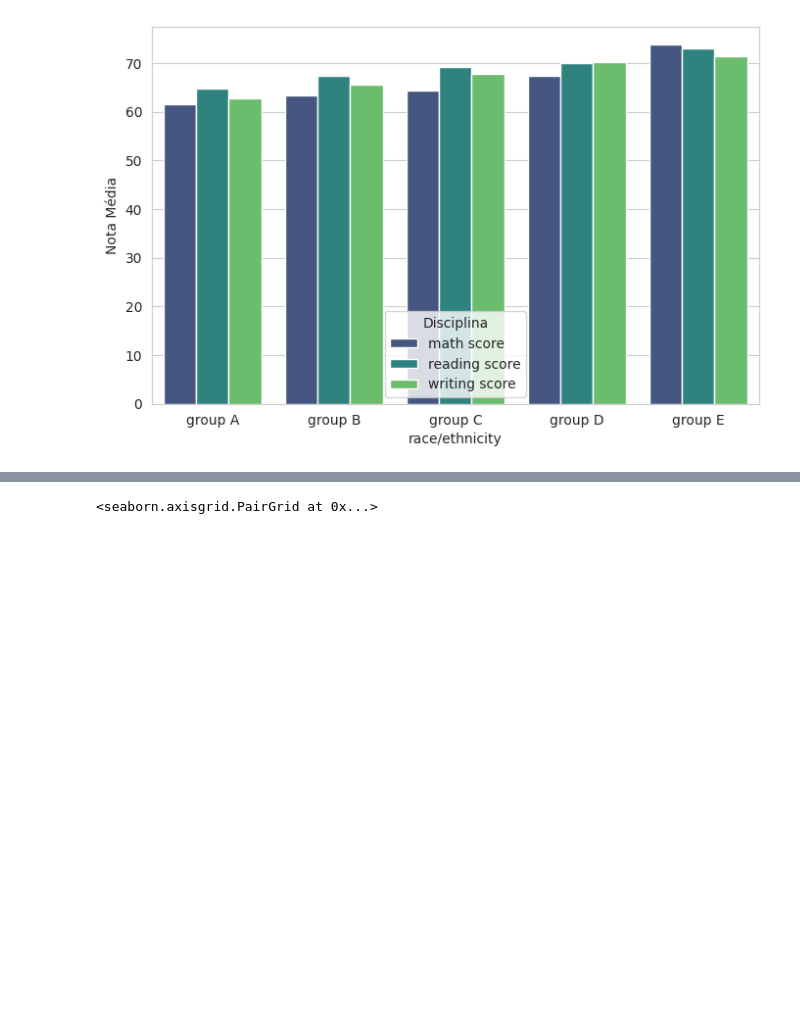
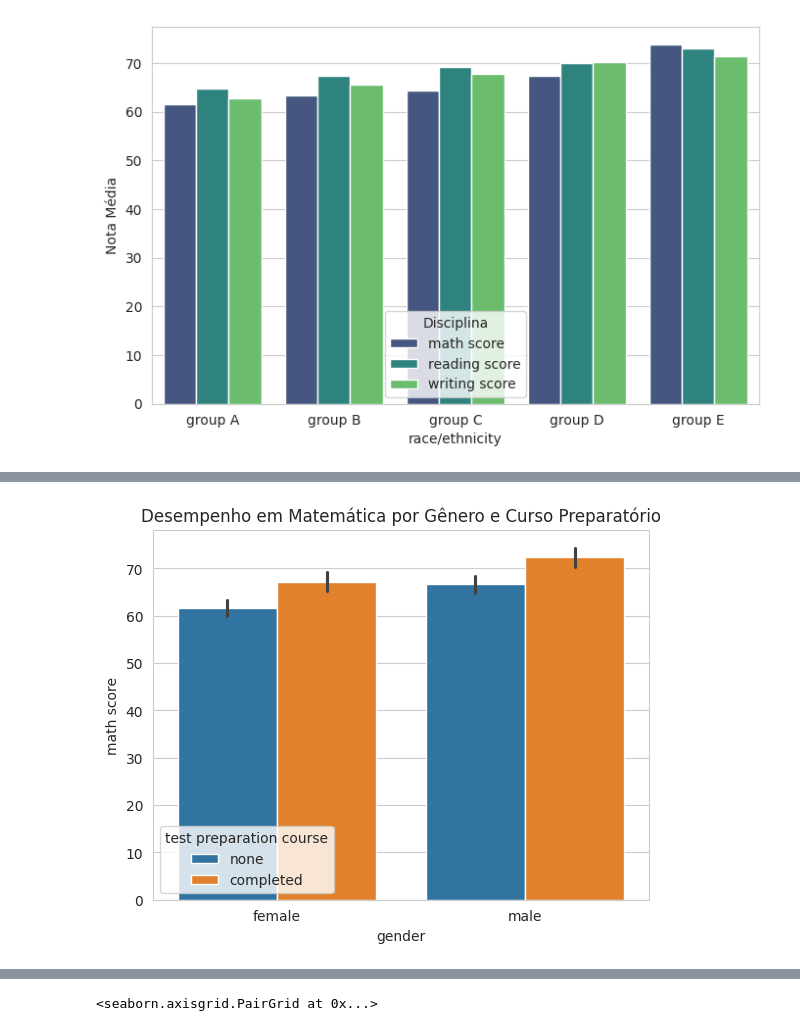
Before and after one commit to Vieiraligia/Data-Science-and-Analytics, a Jupyter notebook: MVP Analise de Dados e Boas Praticas/MVP_AnalisedeDadoseBoasPraticas.ipynb, the cells around one changed output, grey strips where cells are left out. Drawn from its saved outputs; the diff is of its cells as text; code cells hidden in the pictures; blank space fills up the shorter version.

```diff
--- a/MVP Analise de Dados e Boas Praticas/MVP_AnalisedeDadoseBoasPraticas.ipynb
+++ b/MVP Analise de Dados e Boas Praticas/MVP_AnalisedeDadoseBoasPraticas.ipynb
@@ -390,0 +424,14 @@ sns.barplot(
+# %%
+# nota mat. por genero e curso
+
+sns.barplot(
+    data=df,
+    x="gender",
+    y="math score",
+    hue="test preparation course"
+)
+
+plt.title("Desempenho em Matemática por Gênero e Curso Preparatório")
+plt.show()
+# %% [output]
+[figure, added]
```
Also changed, not shown: parts of 16 cells of this notebook.
